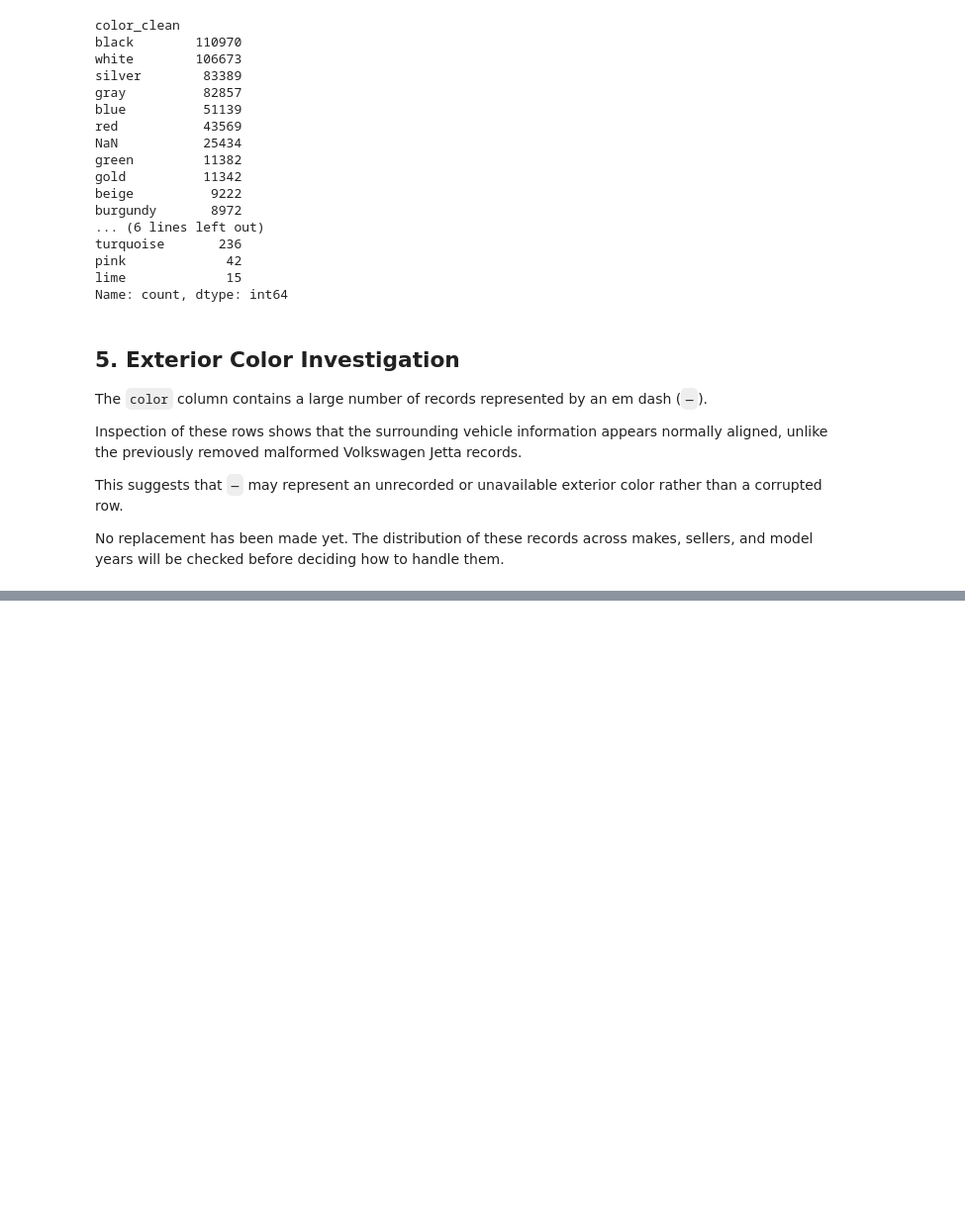
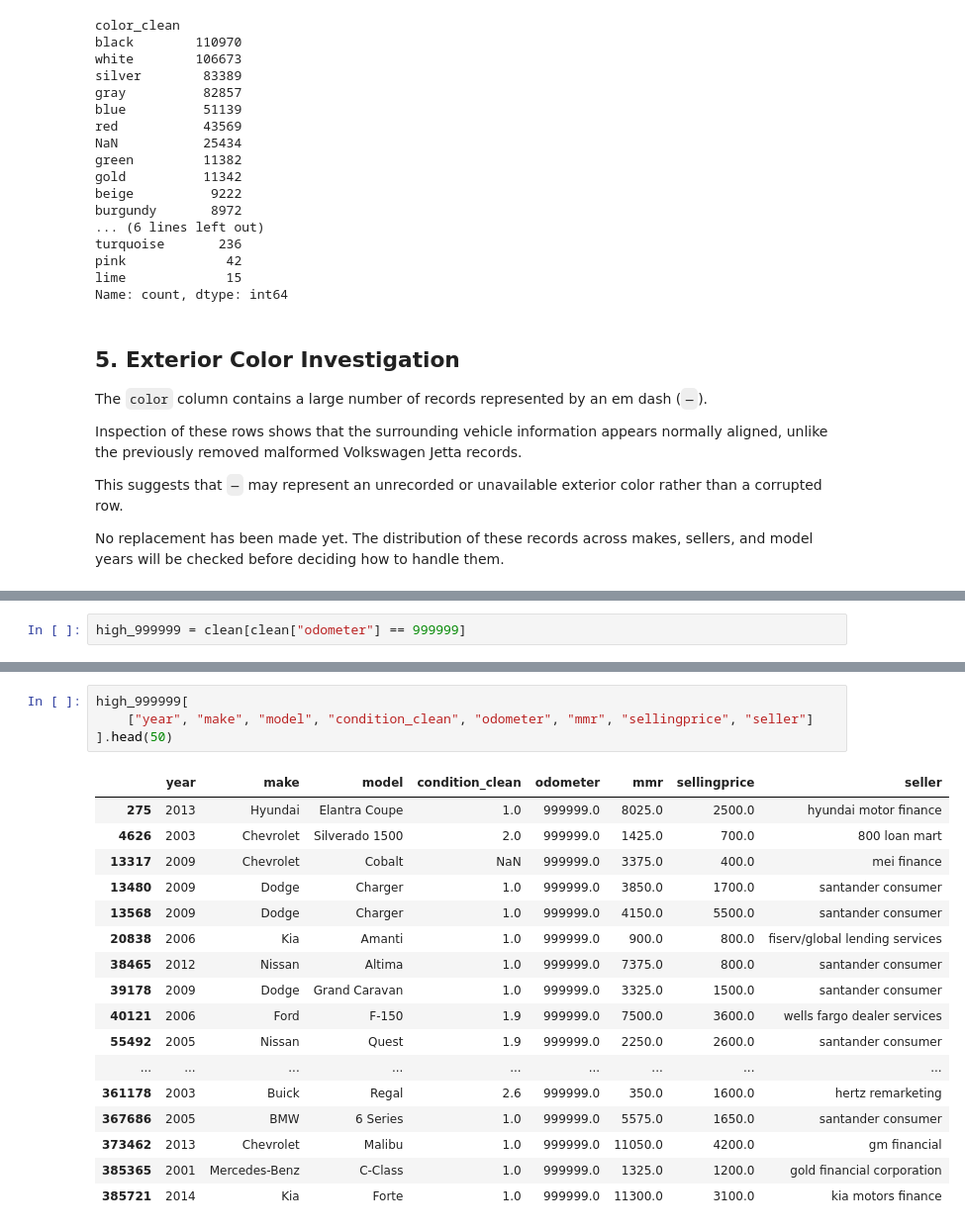
Before and after one commit to hamza-abusaif/used-vehicle-market-intelligence, a Jupyter notebook: notebooks/02_data_cleaning.ipynb, the cells around one changed output, grey strips where cells are left out. Shown at 99% size. Drawn from its saved outputs; the diff is of its cells as text; blank space fills up the shorter version.

```diff
--- a/notebooks/02_data_cleaning.ipynb
+++ b/notebooks/02_data_cleaning.ipynb
@@ -378,0 +486,2 @@ No replacement has been made yet. The distribution of these records across makes
+# %%
+high_999999 = clean[clean["odometer"] == 999999]
@@ -378,0 +528,22 @@ No replacement has been made yet. The distribution of these records across makes
+# %%
+high_999999[
+    ["year", "make", "model", "condition_clean", "odometer", "mmr", "sellingprice", "seller"]
+].head(50)
+# %% [output]
+|  | year | make | model | condition_clean | odometer | mmr | sellingprice | seller |
+| 275 | 2013 | Hyundai | Elantra Coupe | 1.0 | 999999.0 | 8025.0 | 2500.0 | hyundai motor finance |
+| 4626 | 2003 | Chevrolet | Silverado 1500 | 2.0 | 999999.0 | 1425.0 | 700.0 | 800 loan mart |
+| 13317 | 2009 | Chevrolet | Cobalt | NaN | 999999.0 | 3375.0 | 400.0 | mei finance |
+| 13480 | 2009 | Dodge | Charger | 1.0 | 999999.0 | 3850.0 | 1700.0 | santander consumer |
+| 13568 | 2009 | Dodge | Charger | 1.0 | 999999.0 | 4150.0 | 5500.0 | santander consumer |
+| 20838 | 2006 | Kia | Amanti | 1.0 | 999999.0 | 900.0 | 800.0 | fiserv/global lending services |
+| 38465 | 2012 | Nissan | Altima | 1.0 | 999999.0 | 7375.0 | 800.0 | santander consumer |
+| 39178 | 2009 | Dodge | Grand Caravan | 1.0 | 999999.0 | 3325.0 | 1500.0 | santander consumer |
+| 40121 | 2006 | Ford | F-150 | 1.9 | 999999.0 | 7500.0 | 3600.0 | wells fargo dealer services |
+| 55492 | 2005 | Nissan | Quest | 1.9 | 999999.0 | 2250.0 | 2600.0 | santander consumer |
+| ... | ... | ... | ... | ... | ... | ... | ... | ... |
+| 361178 | 2003 | Buick | Regal | 2.6 | 999999.0 | 350.0 | 1600.0 | hertz remarketing |
+| 367686 | 2005 | BMW | 6 Series | 1.0 | 999999.0 | 5575.0 | 1650.0 | santander consumer |
+| 373462 | 2013 | Chevrolet | Malibu | 1.0 | 999999.0 | 11050.0 | 4200.0 | gm financial |
+| 385365 | 2001 | Mercedes-Benz | C-Class | 1.0 | 999999.0 | 1325.0 | 1200.0 | gold financial corporation |
+| 385721 | 2014 | Kia | Forte | 1.0 | 999999.0 | 11300.0 | 3100.0 | kia motors finance |
```
Also changed, not shown: parts of 68 cells of this notebook, 1 other file.
